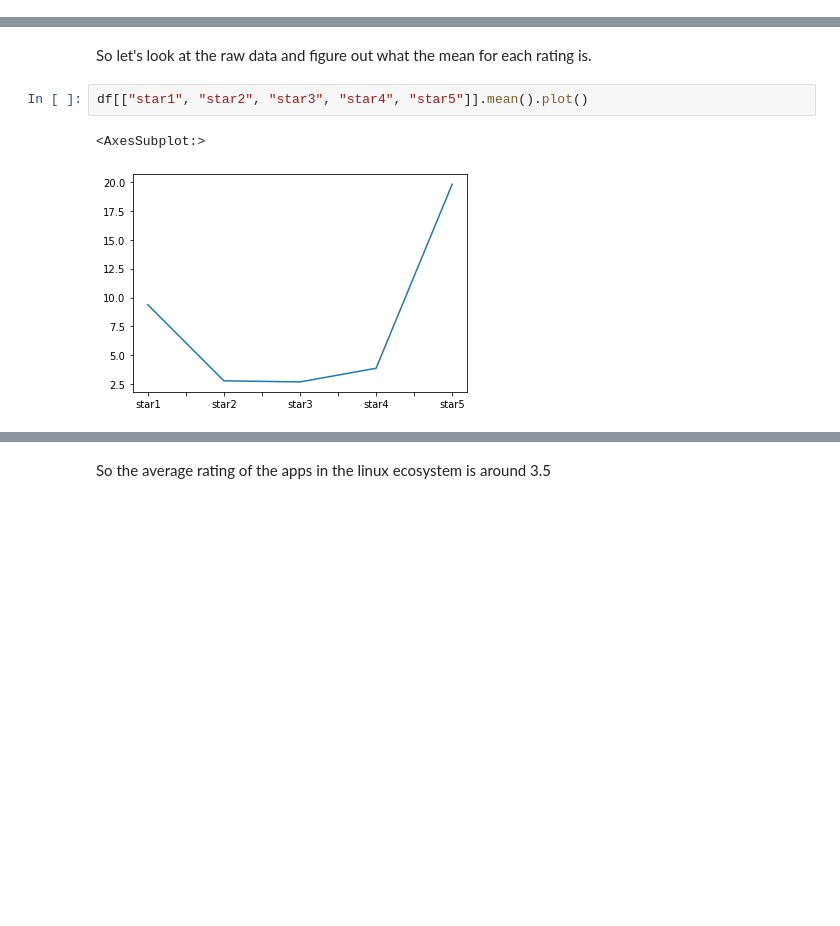
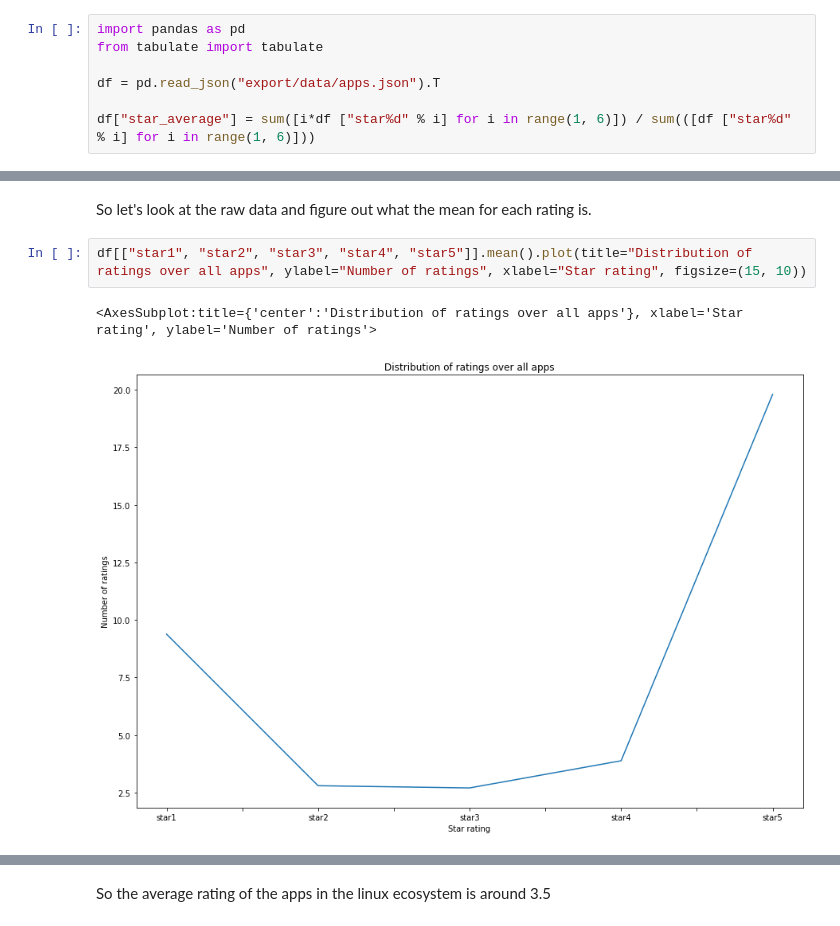
Before and after one commit to razzeee/app-reviews, a Jupyter notebook: stats.ipynb, the cells around one changed output, grey strips where cells are left out. Saved outputs shown, nothing was run; the diff lists cells and outputs as text; blank space fills up the shorter version.

```diff
--- a/stats.ipynb
+++ b/stats.ipynb
@@ -16,0 +3,7 @@ reviewsDf["locale"] = reviewsDf["locale"].str.replace(".UTF-8", "")
+# %%
+import pandas as pd
+from tabulate import tabulate
+
+df = pd.read_json("export/data/apps.json").T
+
+df["star_average"] = sum([i*df ["star%d" % i] for i in range(1, 6)]) / sum(([df ["star%d" % i] for i in range(1, 6)]))
@@ -26,7 +24,7 @@ So it seems like there are far more apps with one stars and five stars then ever
 # %% [markdown]
 So let's look at the raw data and figure out what the mean for each rating is.
 # %%
-df[["star1", "star2", "star3", "star4", "star5"]].mean().plot()
+df[["star1", "star2", "star3", "star4", "star5"]].mean().plot(title="Distribution of ratings over all apps", ylabel="Number of ratings", xlabel="Star rating", figsize=(15, 10))
 # %% [output]
-<AxesSubplot:>
+<AxesSubplot:title={'center':'Distribution of ratings over all apps'}, xlabel='Star rating', ylabel='Number of ratings'>
-[figure, old version]
+[figure, new version]
```
Also changed, not shown: parts of 8 cells of this notebook.
